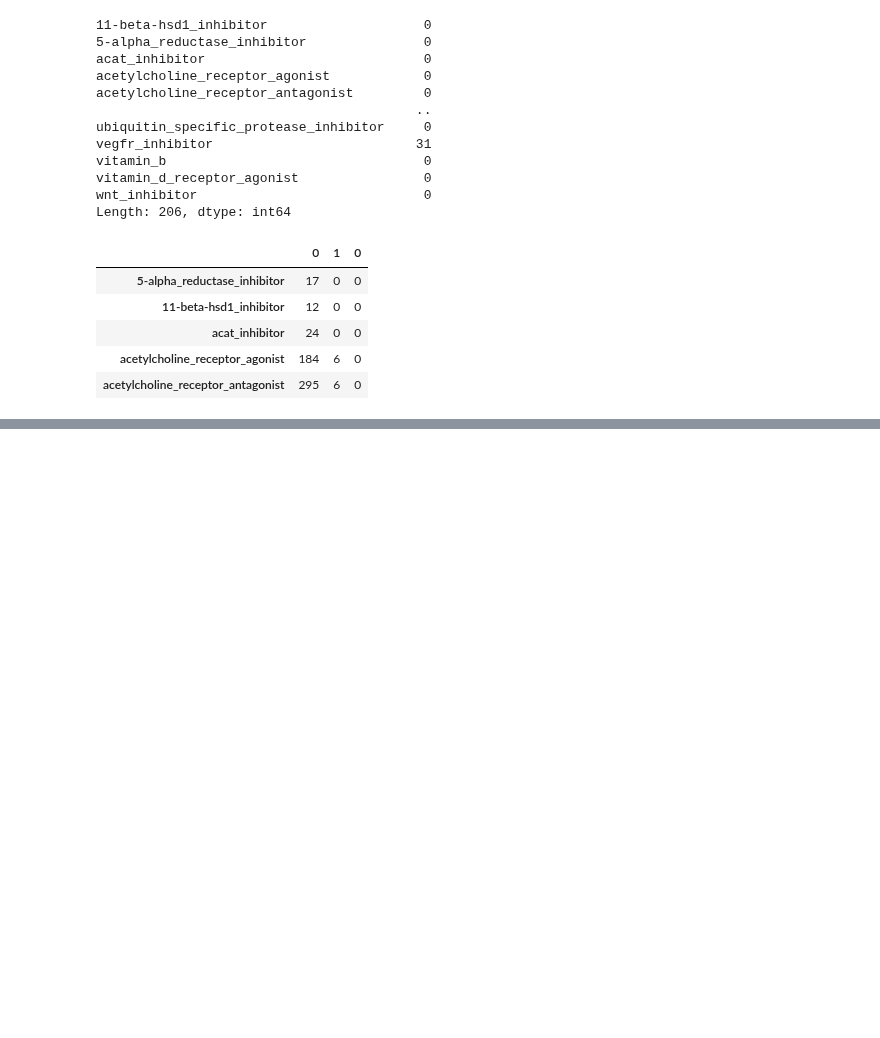
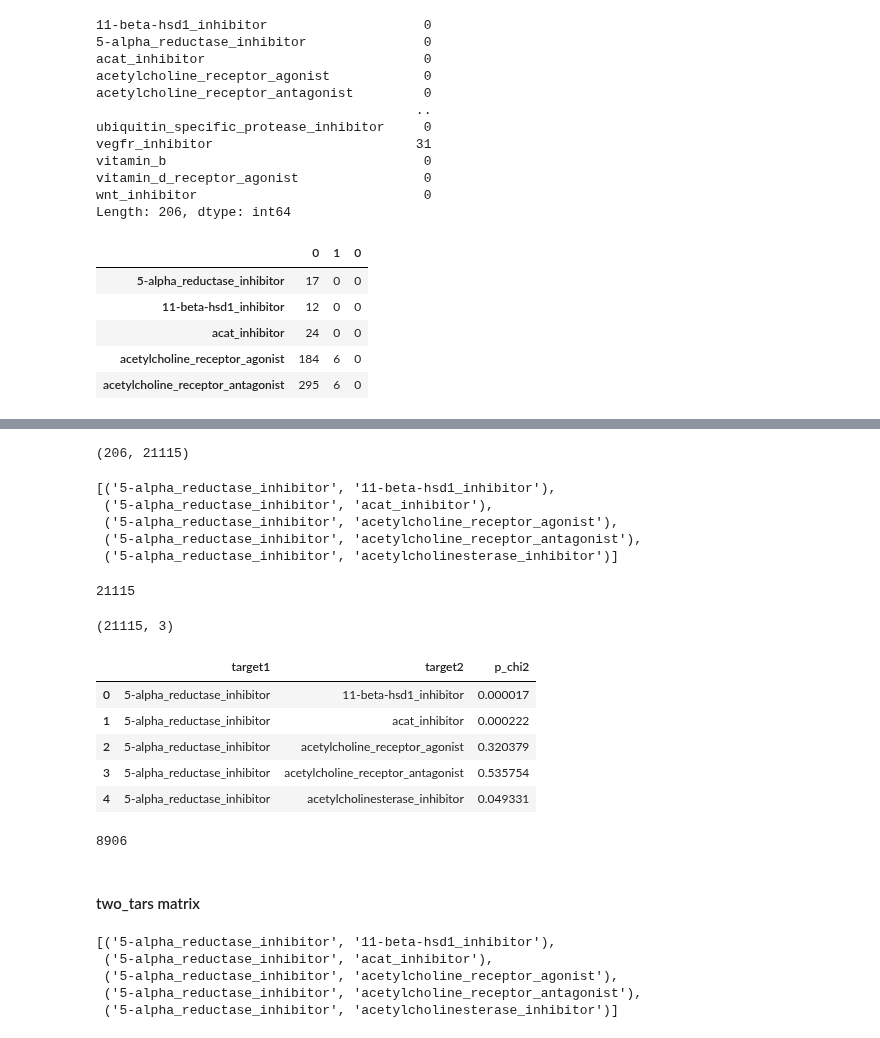
Before and after one commit to Yongliang-Shi/Mechanism-of-Action-Prediction, a Jupyter notebook: explore_moa.ipynb, the cells around one changed output, grey strips where cells are left out. Cells and saved outputs as stored; diff of their text form; code cells hidden in the pictures; blank space fills up the shorter version.

Commit message:
chi2 test for all possible paired MoA annotations

```diff
--- a/explore_moa.ipynb
+++ b/explore_moa.ipynb
@@ -827,3 +837,8 @@ pd.crosstab(two_tars.dopamine_receptor_antagonist, two_tars.serotonin_receptor_a
 | dopamine_receptor_antagonist |  |  |
 | 0 | 1392 | 32 |
 | 1 | 43 | 71 |
+# %%
+# Conduct Chi2 test
+
+test_results = stats.chi2_contingency(contingency_table)
+test_results # Since p < 0.05, the pair are dependent.
@@ -942,0 +972,60 @@ join_one_two_three.head()
+# %%
+# Put all MoA annotations into a list
+annotation_list = targets.columns.to_list()
+
+# Create a list of the combination of two annotations out of all
+two_annotations = list(combinations(annotation_list, 2))
+
+# Print their length
+len(annotation_list), len(two_annotations) # 206 annotations and 21115 groups of two
+# %% [output]
+(206, 21115)
+# %%
+# Take a quick look at the combinations
+two_annotations[:5]
+# %% [output]
+[('5-alpha_reductase_inhibitor', '11-beta-hsd1_inhibitor'),
+ ('5-alpha_reductase_inhibitor', 'acat_inhibitor'),
+ ('5-alpha_reductase_inhibitor', 'acetylcholine_receptor_agonist'),
+ ('5-alpha_reductase_inhibitor', 'acetylcholine_receptor_antagonist'),
+ ('5-alpha_reductase_inhibitor', 'acetylcholinesterase_inhibitor')]
+# %%
+# For Loop to compute the conduct the Chi2 Test for each pair
+
+# Empty list to hold the p-value
+p = []
+
+for pair in two_annotations:
+    contingency_table = pd.crosstab(targets[pair[0]], targets[pair[1]]) # Create the contingency table
+    test_results = stats.chi2_contingency(contingency_table) # conduct chi2 test
+    p.append(test_results[1]) # collec the p-values
+# %%
+# Check the lenth p
+len(p) # match 21115
+# %% [output]
+21115
+# %%
+# Turn the resutls into a dataframe
+
+targets_chi2 = pd.DataFrame(two_annotations, columns=['target1', 'target2']).assign(p_chi2 = p)
+targets_chi2.shape
+# %% [output]
+(21115, 3)
+# %%
+# Take a look at targets_chi2
+targets_chi2.head()
+# %% [output]
+|  | target1 | target2 | p_chi2 |
+| 0 | 5-alpha_reductase_inhibitor | 11-beta-hsd1_inhibitor | 0.000017 |
+| 1 | 5-alpha_reductase_inhibitor | acat_inhibitor | 0.000222 |
+| 2 | 5-alpha_reductase_inhibitor | acetylcholine_receptor_agonist | 0.320379 |
+| 3 | 5-alpha_reductase_inhibitor | acetylcholine_receptor_antagonist | 0.535754 |
+| 4 | 5-alpha_reductase_inhibitor | acetylcholinesterase_inhibitor | 0.049331 |
+# %%
+# Compute how many pairs are related
+# Set alpha = 0.05
+
+mask = targets_chi2.p_chi2 < 0.05
+mask.sum() # 8906 pairs are dependent
+# %% [output]
+8906
@@ -942,0 +1036,2 @@ join_one_two_three.head()
+# %% [markdown]
+#### two_tars matrix
@@ -942,0 +1044,9 @@ join_one_two_three.head()
+# %%
+# Take a quick look at the paired annotations
+two_annotatioins[:5]
+# %% [output]
+[('5-alpha_reductase_inhibitor', '11-beta-hsd1_inhibitor'),
+ ('5-alpha_reductase_inhibitor', 'acat_inhibitor'),
+ ('5-alpha_reductase_inhibitor', 'acetylcholine_receptor_agonist'),
+ ('5-alpha_reductase_inhibitor', 'acetylcholine_receptor_antagonist'),
+ ('5-alpha_reductase_inhibitor', 'acetylcholinesterase_inhibitor')]
```
Also changed, not shown: parts of 22 cells of this notebook.
